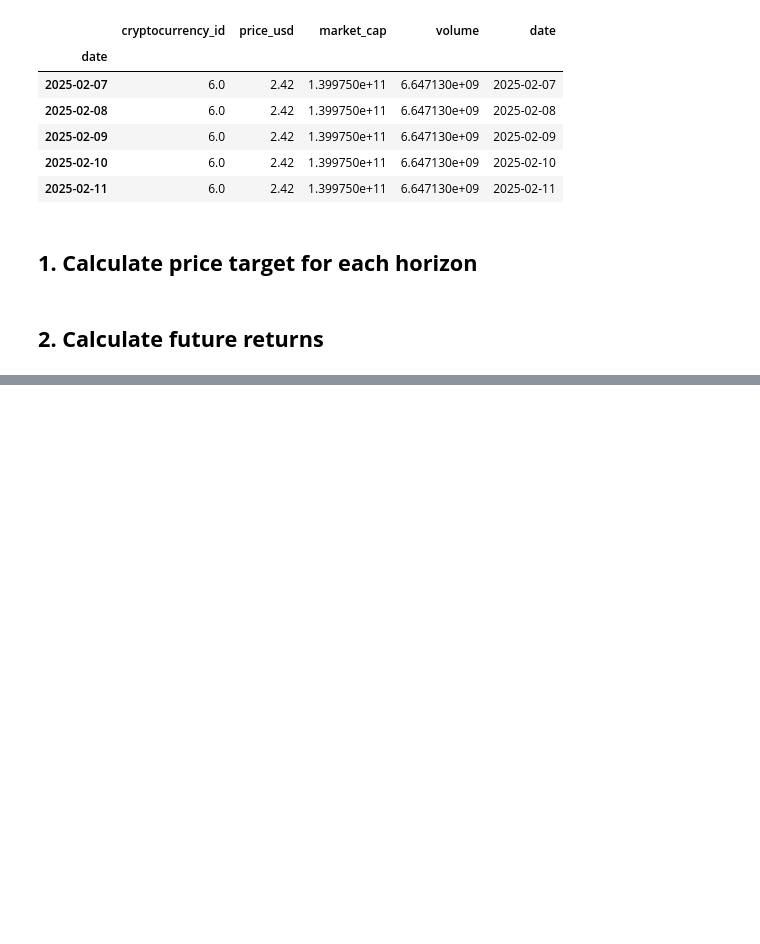
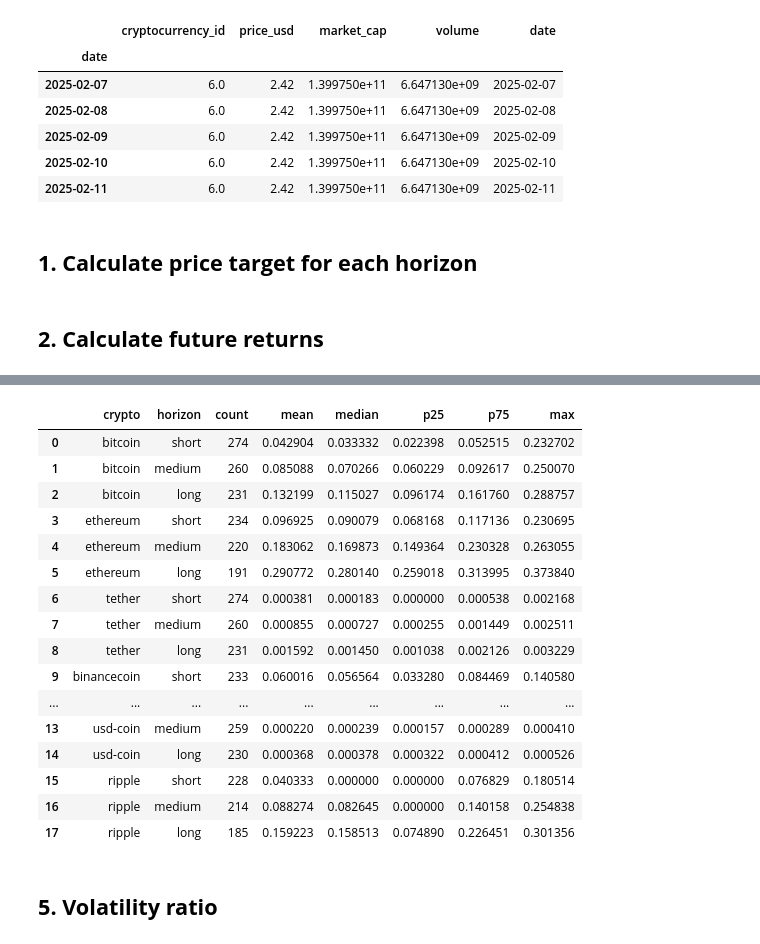
Before and after one commit to irene-martin-rod/CryptoTrendPredictor, a Jupyter notebook: notebooks/3-target_definition.ipynb, the cells around one changed output, grey strips where cells are left out. Saved outputs shown, nothing was run; the diff lists cells and outputs as text; code cells hidden in the pictures; blank space fills up the shorter version.

```diff
--- a/notebooks/3-target_definition.ipynb
+++ b/notebooks/3-target_definition.ipynb
@@ -166,0 +188,11 @@ dfs["bitcoin"][
+# %%
+for crypto, df in dfs.items():
+
+    for horizon_name, horizon in HORIZONS.items():
+
+        df[f"volatility_{horizon_name}"] = (
+            df["return_1d"]
+            .rolling(window=horizon)
+            .std()
+            * np.sqrt(horizon)
+        )
@@ -166,0 +227,51 @@ dfs["bitcoin"][
+# %%
+volatility_summary = []
+
+for crypto, df in dfs.items():
+
+    for horizon in HORIZONS:
+
+        column = f"volatility_{horizon}"
+
+        stats = df[column].dropna().describe()
+
+        volatility_summary.append({
+            "crypto": crypto,
+            "horizon": horizon,
+            "count": int(stats["count"]),
+            "mean": stats["mean"],
+            "median": stats["50%"],
+            "p25": stats["25%"],
+            "p75": stats["75%"],
+            "max": stats["max"]
+        })
+
+volatility_summary_df = pd.DataFrame(volatility_summary)
+
+volatility_summary_df[
+    ["mean", "median", "p25", "p75", "max"]
+] = volatility_summary_df[
+    ["mean", "median", "p25", "p75", "max"]
+].round(6)
+
+display(volatility_summary_df)
+# %% [output]
+|  | crypto | horizon | count | mean | median | p25 | p75 | max |
+| 0 | bitcoin | short | 274 | 0.042904 | 0.033332 | 0.022398 | 0.052515 | 0.232702 |
+| 1 | bitcoin | medium | 260 | 0.085088 | 0.070266 | 0.060229 | 0.092617 | 0.250070 |
+| 2 | bitcoin | long | 231 | 0.132199 | 0.115027 | 0.096174 | 0.161760 | 0.288757 |
+| 3 | ethereum | short | 234 | 0.096925 | 0.090079 | 0.068168 | 0.117136 | 0.230695 |
+| 4 | ethereum | medium | 220 | 0.183062 | 0.169873 | 0.149364 | 0.230328 | 0.263055 |
+| 5 | ethereum | long | 191 | 0.290772 | 0.280140 | 0.259018 | 0.313995 | 0.373840 |
+| 6 | tether | short | 274 | 0.000381 | 0.000183 | 0.000000 | 0.000538 | 0.002168 |
+| 7 | tether | medium | 260 | 0.000855 | 0.000727 | 0.000255 | 0.001449 | 0.002511 |
+| 8 | tether | long | 231 | 0.001592 | 0.001450 | 0.001038 | 0.002126 | 0.003229 |
+| 9 | binancecoin | short | 233 | 0.060016 | 0.056564 | 0.033280 | 0.084469 | 0.140580 |
+| ... | ... | ... | ... | ... | ... | ... | ... | ... |
+| 13 | usd-coin | medium | 259 | 0.000220 | 0.000239 | 0.000157 | 0.000289 | 0.000410 |
+| 14 | usd-coin | long | 230 | 0.000368 | 0.000378 | 0.000322 | 0.000412 | 0.000526 |
+| 15 | ripple | short | 228 | 0.040333 | 0.000000 | 0.000000 | 0.076829 | 0.180514 |
+| 16 | ripple | medium | 214 | 0.088274 | 0.082645 | 0.000000 | 0.140158 | 0.254838 |
+| 17 | ripple | long | 185 | 0.159223 | 0.158513 | 0.074890 | 0.226451 | 0.301356 |
+# %% [markdown]
+## **5. Volatility ratio**
```
Also changed, not shown: parts of 14 cells of this notebook.
